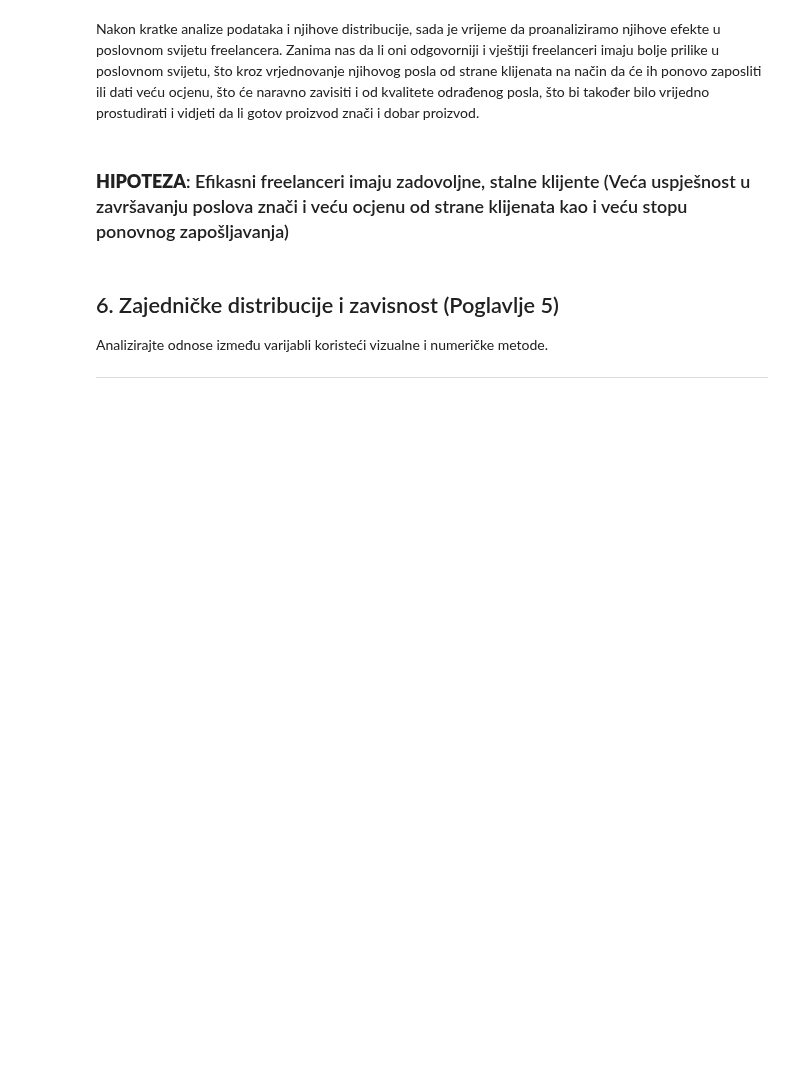
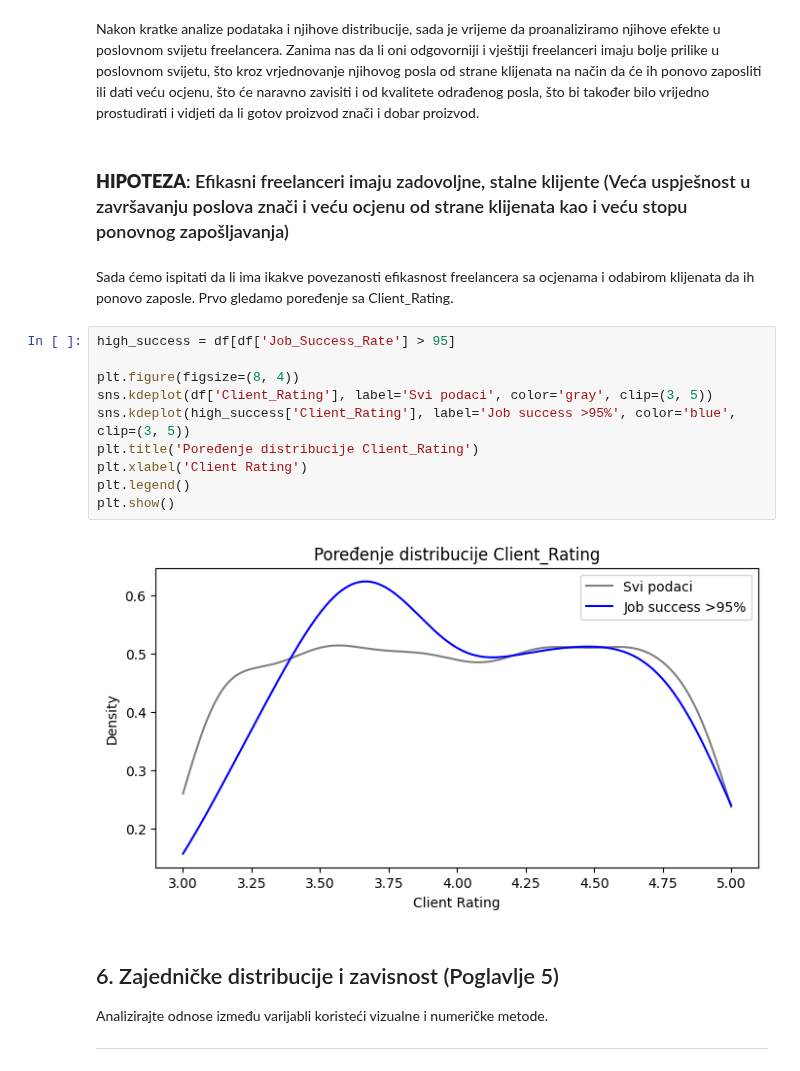
Before and after one commit to Ljut/PSAI-DSAI-datasets, a Jupyter notebook: VIS25_TIM1.ipynb, the cells around one changed output. Drawn from its saved outputs; the diff is of its cells as text; blank space fills up the shorter version.

Commit message:
Dodao za >95% Job_Success_Rate

```diff
--- a/VIS25_TIM1.ipynb
+++ b/VIS25_TIM1.ipynb
@@ -796,6 +793,20 @@ plt.show()
 Nakon kratke analize podataka i njihove distribucije, sada je vrijeme da proanaliziramo njihove efekte u poslovnom svijetu freelancera. Zanima nas da li oni odgovorniji i vještiji freelanceri imaju bolje prilike u poslovnom svijetu, što kroz vrjednovanje njihovog posla od strane klijenata na način da će ih ponovo zaposliti ili dati veću ocjenu, što će naravno zavisiti i od kvalitete odrađenog posla, što bi također bilo vrijedno prostudirati i vidjeti da li gotov proizvod znači i dobar proizvod.
 # %% [markdown]
 ### **HIPOTEZA**: Efikasni freelanceri imaju zadovoljne, stalne klijente (Veća uspješnost u završavanju poslova znači i veću ocjenu od strane klijenata kao i veću stopu ponovnog zapošljavanja)
+# %% [markdown]
+Sada ćemo ispitati da li ima ikakve povezanosti efikasnost freelancera sa ocjenama i odabirom klijenata da ih ponovo zaposle. Prvo gledamo poređenje sa Client_Rating.
+# %%
+high_success = df[df['Job_Success_Rate'] > 95]
+
+plt.figure(figsize=(8, 4))
+sns.kdeplot(df['Client_Rating'], label='Svi podaci', color='gray', clip=(3, 5))
+sns.kdeplot(high_success['Client_Rating'], label='Job success >95%', color='blue', clip=(3, 5))
+plt.title('Poređenje distribucije Client_Rating')
+plt.xlabel('Client Rating')
+plt.legend()
+plt.show()
+# %% [output]
+[figure, added]
 # %% [markdown]
 ## 6. Zajedničke distribucije i zavisnost (Poglavlje 5)
 
```
Also changed, not shown: parts of 3 cells of this notebook.
